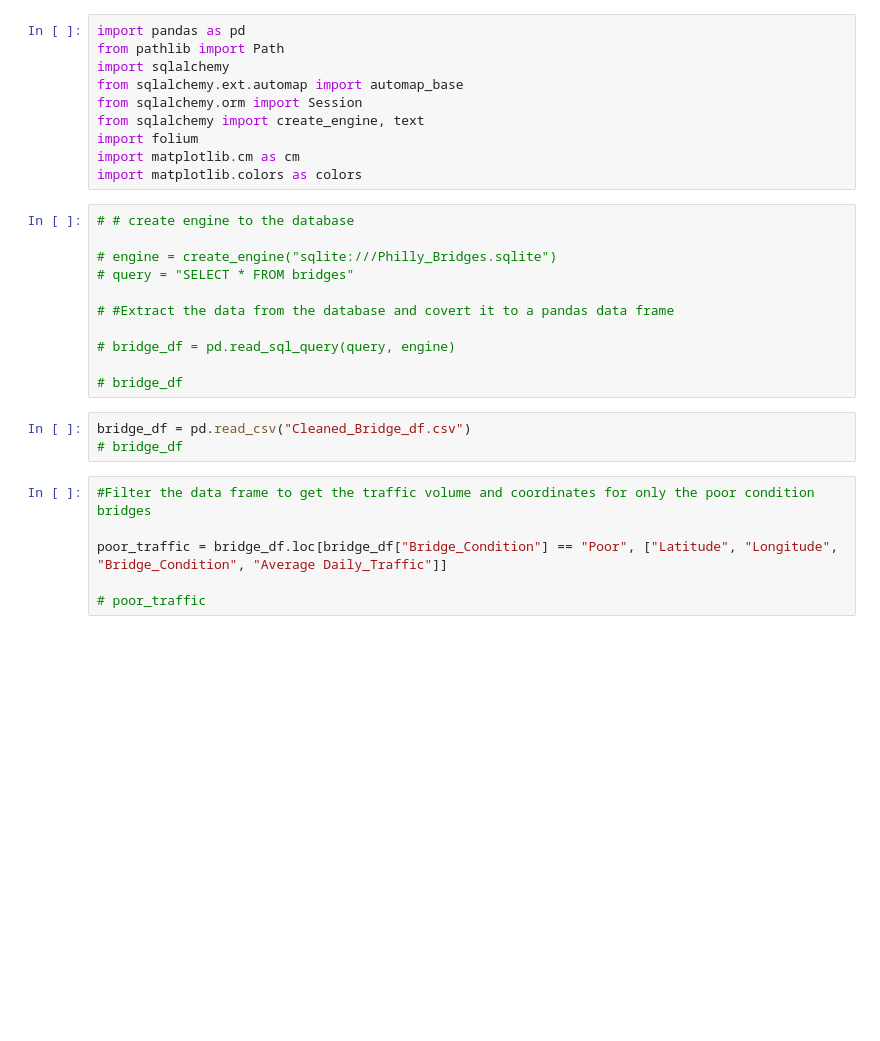
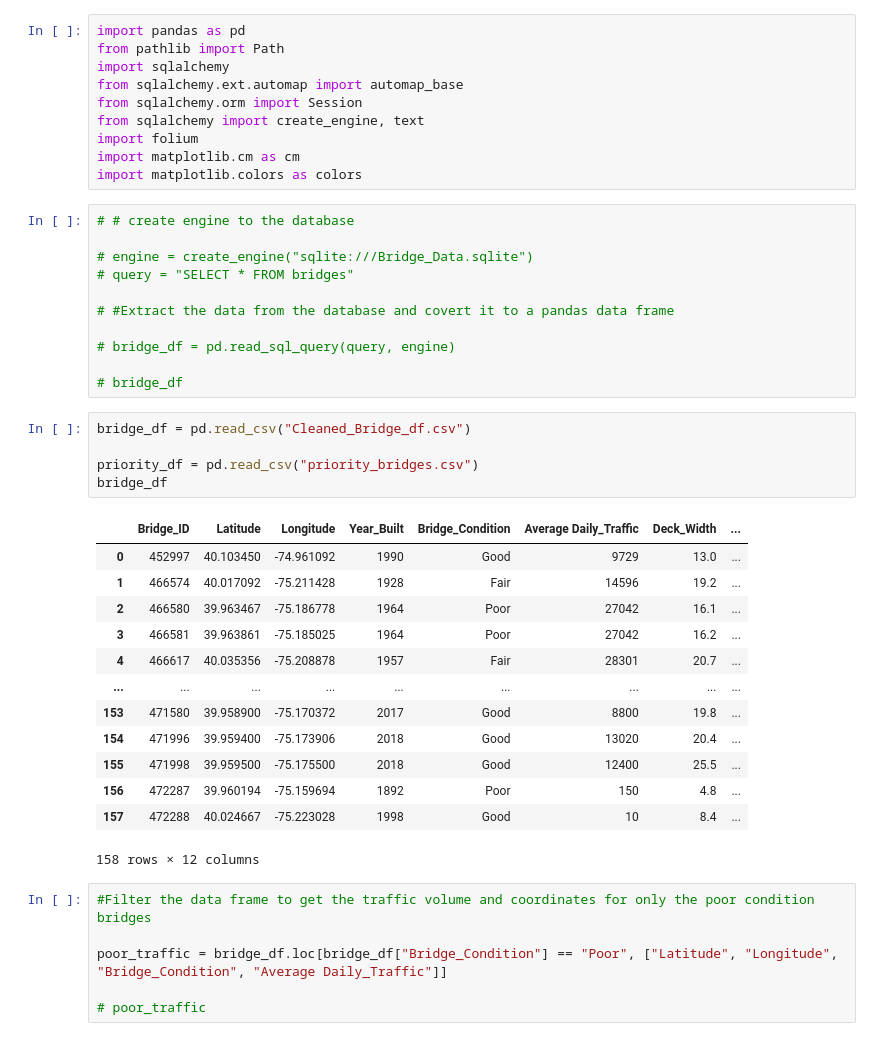
Before and after one commit to PatrickJohnDean/Project-3-Orange-Team, a Jupyter notebook: Visualization_Notebook.ipynb, the cells around one changed output. Saved outputs shown, nothing was run; the diff lists cells and outputs as text; blank space fills up the shorter version.

```diff
--- a/Visualization_Notebook.ipynb
+++ b/Visualization_Notebook.ipynb
@@ -11,7 +11,7 @@ import matplotlib.colors as colors
 # %%
 # # create engine to the database
 
-# engine = create_engine("sqlite:///Philly_Bridges.sqlite")
+# engine = create_engine("sqlite:///Bridge_Data.sqlite")
 # query = "SELECT * FROM bridges"
 
 # #Extract the data from the database and covert it to a pandas data frame
@@ -21,7 +21,23 @@ import matplotlib.colors as colors
 # bridge_df
 # %%
 bridge_df = pd.read_csv("Cleaned_Bridge_df.csv")
-# bridge_df
+
+priority_df = pd.read_csv("priority_bridges.csv")
+bridge_df
+# %% [output]
+|  | Bridge_ID | Latitude | Longitude | Year_Built | Bridge_Condition | Average Daily_Traffic | Deck_Width | ... |
+| 0 | 452997 | 40.103450 | -74.961092 | 1990 | Good | 9729 | 13.0 | ... |
+| 1 | 466574 | 40.017092 | -75.211428 | 1928 | Fair | 14596 | 19.2 | ... |
+| 2 | 466580 | 39.963467 | -75.186778 | 1964 | Poor | 27042 | 16.1 | ... |
+| 3 | 466581 | 39.963861 | -75.185025 | 1964 | Poor | 27042 | 16.2 | ... |
+| 4 | 466617 | 40.035356 | -75.208878 | 1957 | Fair | 28301 | 20.7 | ... |
+| ... | ... | ... | ... | ... | ... | ... | ... | ... |
+| 153 | 471580 | 39.958900 | -75.170372 | 2017 | Good | 8800 | 19.8 | ... |
+| 154 | 471996 | 39.959400 | -75.173906 | 2018 | Good | 13020 | 20.4 | ... |
+| 155 | 471998 | 39.959500 | -75.175500 | 2018 | Good | 12400 | 25.5 | ... |
+| 156 | 472287 | 39.960194 | -75.159694 | 1892 | Poor | 150 | 4.8 | ... |
+| 157 | 472288 | 40.024667 | -75.223028 | 1998 | Good | 10 | 8.4 | ... |
+158 rows × 12 columns
 # %%
 #Filter the data frame to get the traffic volume and coordinates for only the poor condition bridges
 
```
Also changed, not shown: parts of 1 cell of this notebook, 3 other files.
